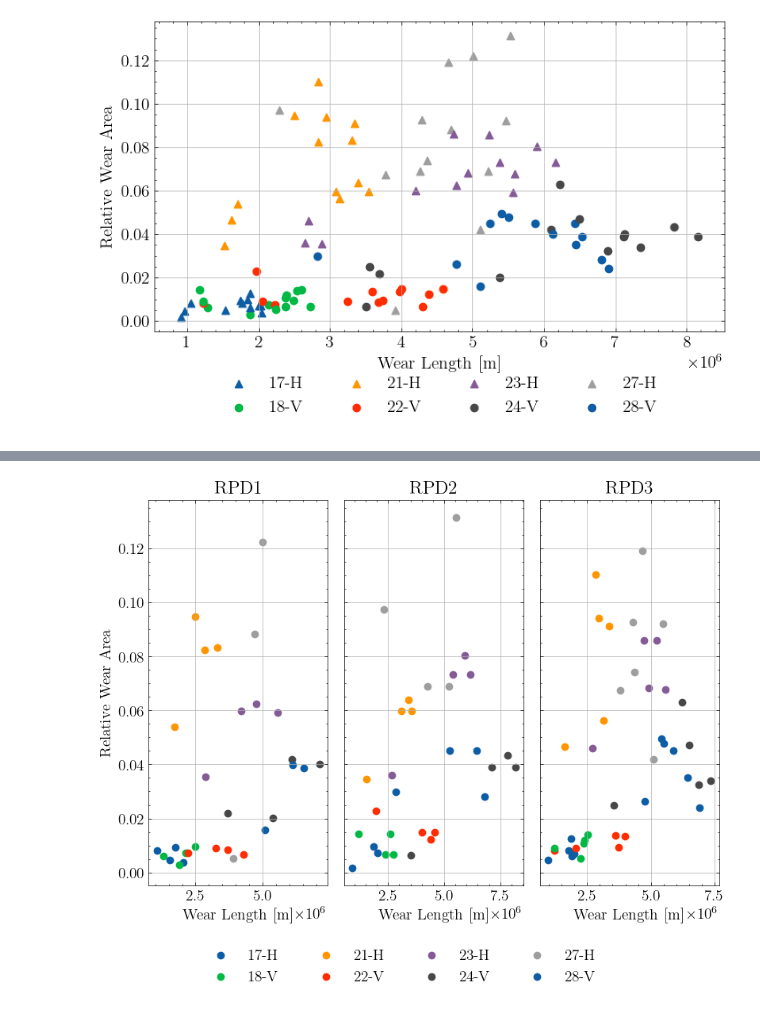
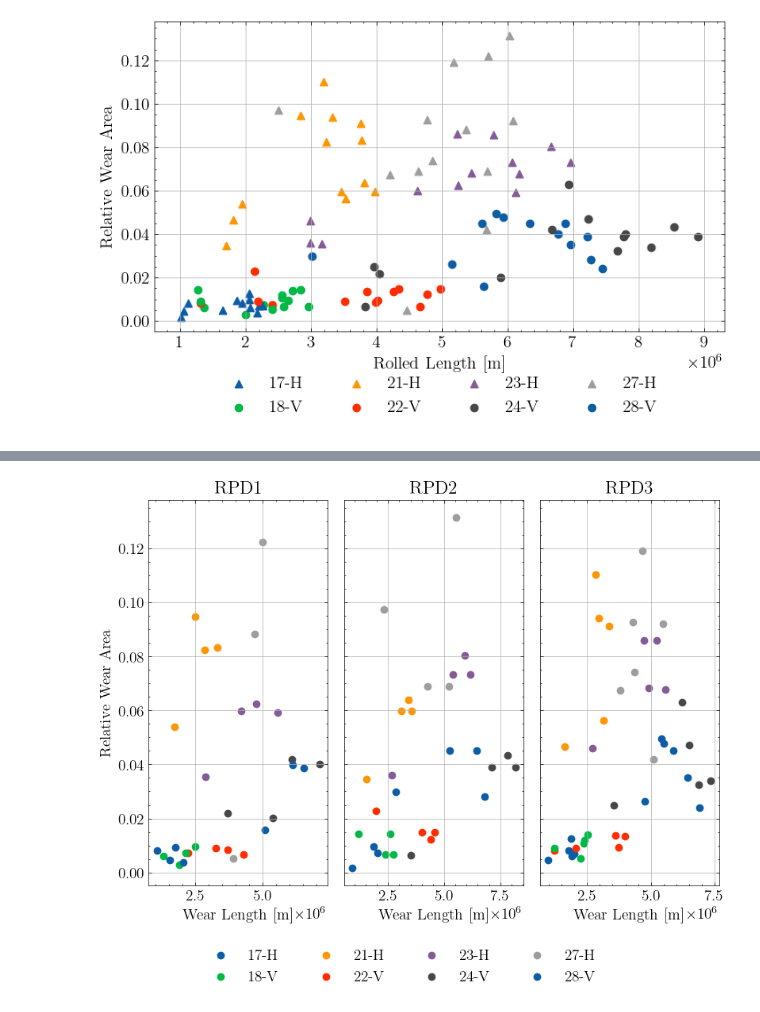
Before and after one commit to ChRen95/phd-thesis-fitting-wear-coefficient, a Jupyter notebook: data-analysis-wear-length.ipynb, the cells around one changed output, grey strips where cells are left out. Drawn from its saved outputs; the diff is of its cells as text; code cells hidden in the pictures.

Commit message:
new images and more data

```diff
--- a/data-analysis-wear-length.ipynb
+++ b/data-analysis-wear-length.ipynb
@@ -74,6 +74,7 @@ def extract_wear_related_pass_data():
                         wear_area = calculate_area_between_contours(roll_pass.roll.contour_line, measured_wear_contour )#,debug=True, debug_info={"label": label, "measurement_id": measurement_id})
                         relative_wear_area = wear_area / roll_pass.roll.groove.cross_section.area
                         rolled_mass = tonnage * 1000
+                        rolled_length = rolled_mass / (roll_pass.out_profile.density * roll_pass.out_profile.cross_section.area)
                         relative_wear_length = np.mean(pillars_wear_length(roll_pass.roll)) / roll_pass.roll.contact_length
                         neutral_disk = first_true(roll_pass.disk_elements, pred=lambda de: de.out_profile.x > roll_pass.roll.neutral_point)
                         overall_rolled_length =  (roll_pass.velocity * rolled_mass / neutral_disk.out_profile.density) / (neutral_disk.out_profile.cross_section.area * neutral_disk.out_profile.velocity)
@@ -86,9 +87,40 @@ def extract_wear_related_pass_data():
                             "wear_area": wear_area,
                             "relative_wear_area": relative_wear_area,
                             "relative_wear_length": relative_wear_length,
+                            "rolled_length": rolled_length,
                             "overall_rolled_length": overall_rolled_length
                         })
 
     return wear_areas
 # %%
 wear_related_pass_data = extract_wear_related_pass_data()
+# %%
+label_colors = {}
+color_cycle = plt.rcParams['axes.prop_cycle'].by_key()['color']
+
+for i, label in enumerate(sorted(set(data['label'] for data in wear_related_pass_data))):
+    label_colors[label] = color_cycle[i % len(color_cycle)]
+
+fig: plt.Figure = plt.figure(figsize=(8.3, 6))
+ax: plt.Axes
+axl: plt.Axes
+ax, axl = fig.subplots(nrows=2, height_ratios=[1, 0.2])
+ax.set_ylabel('Relative Wear Area')
+ax.grid()
+ax.set_xlabel('Tonnage [kg * 1e-3]')
+
+for wear_data_dicts in wear_related_pass_data:
+    if wear_data_dicts['label'] in ["17-H", "21-H", "23-H", "27-H"]:
+         marker = '^'
+    else:
+        marker = 'o'
+    ax.scatter(wear_data_dicts['tonnage'], wear_data_dicts['relative_wear_area'], color=label_colors[wear_data_dicts['label']],
+               label=wear_data_dicts['label'], marker=marker)
+
+handles, labels = ax.get_legend_handles_labels()
+by_label = dict(zip(labels, handles))
+
+axl.axis("off")
+axl.legend(by_label.values(), by_label.keys(), ncols=4, loc="lower center")
+
+fig.savefig(result_dir / "wear_area_measurements_tonnage.pdf",dpi=300, bbox_inches="tight")
@@ -95,32 +129,32 @@ wear_related_pass_data = extract_wear_related_pass_data()
 # %%
 label_colors = {}
 color_cycle = plt.rcParams['axes.prop_cycle'].by_key()['color']
 
 for i, label in enumerate(sorted(set(data['label'] for data in wear_related_pass_data))):
     label_colors[label] = color_cycle[i % len(color_cycle)]
 
 fig: plt.Figure = plt.figure(figsize=(8.3, 6))
 ax: plt.Axes
 axl: plt.Axes
 ax, axl = fig.subplots(nrows=2, height_ratios=[1, 0.2])
 ax.set_ylabel('Relative Wear Area')
 ax.grid()
-ax.set_xlabel('Wear Length [m]')
+ax.set_xlabel('Rolled Length [m]')
 
 for wear_data_dicts in wear_related_pass_data:
     if wear_data_dicts['label'] in ["17-H", "21-H", "23-H", "27-H"]:
          marker = '^'
     else:
         marker = 'o'
-    ax.scatter(wear_data_dicts['overall_rolled_length'], wear_data_dicts['relative_wear_area'], color=label_colors[wear_data_dicts['label']],
+    ax.scatter(wear_data_dicts['rolled_length'], wear_data_dicts['relative_wear_area'], color=label_colors[wear_data_dicts['label']],
                label=wear_data_dicts['label'], marker=marker)
 
 handles, labels = ax.get_legend_handles_labels()
 by_label = dict(zip(labels, handles))
 
 axl.axis("off")
 axl.legend(by_label.values(), by_label.keys(), ncols=4, loc="lower center")
 
-fig.savefig(result_dir / "wear_area_measurements.pdf",dpi=300, bbox_inches="tight")
+fig.savefig(result_dir / "wear_area_measurements_rolled_length.pdf",dpi=300, bbox_inches="tight")
 # %% [output]
-[figure, old version]
+[figure, new version]
```
Also changed, not shown: parts of 3 cells of this notebook, 15 other files.
